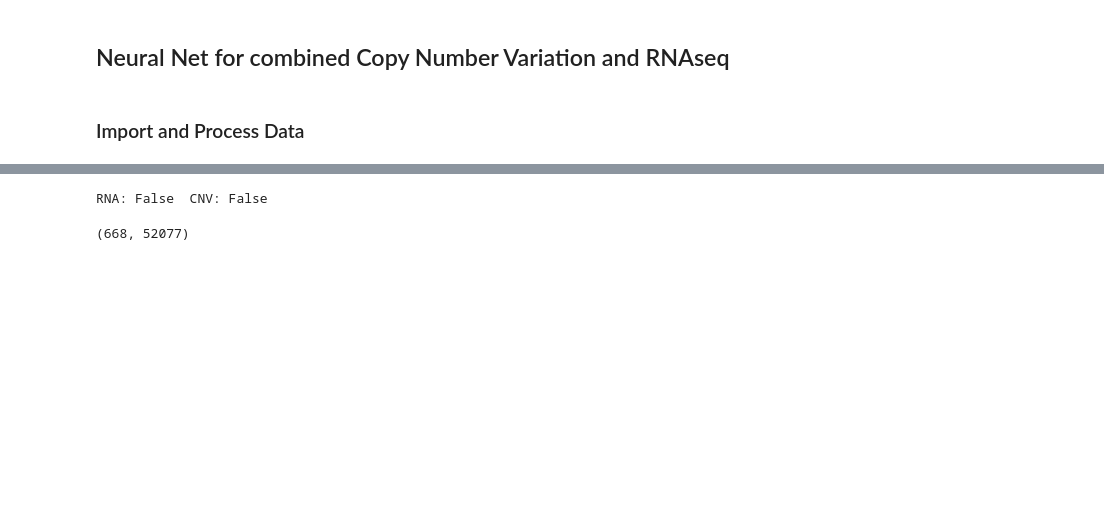
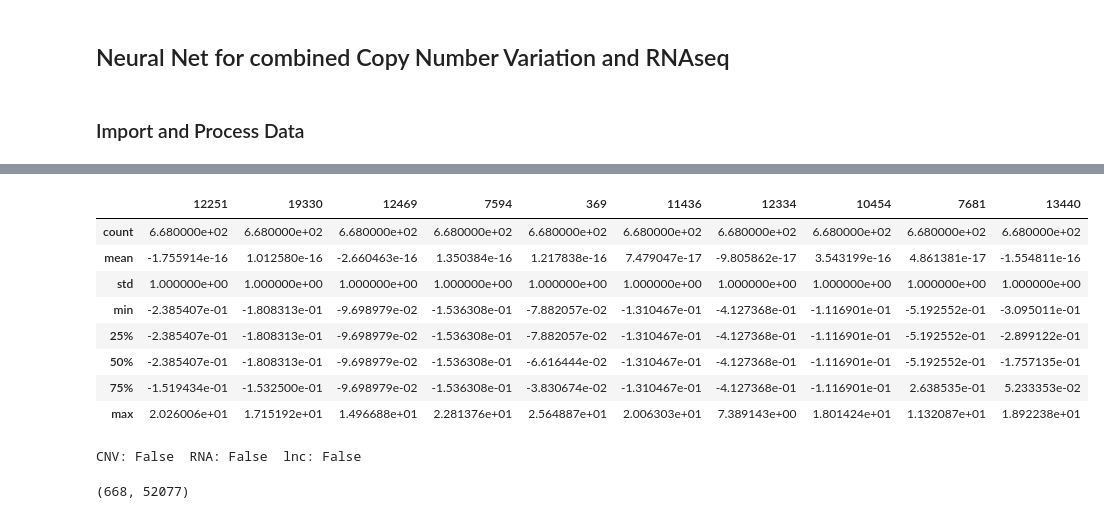
Before and after one commit to quanaibn/CancerDeepLearning, a Jupyter notebook: CancerDeepLearning/Neural_Net.ipynb, the cells around one changed output, grey strips where cells are left out. Saved outputs shown, nothing was run; the diff lists cells and outputs as text; code cells hidden in the pictures; blank space fills up the shorter version.

Commit message:
Added processing from lncRNA data

```diff
--- a/CancerDeepLearning/Neural_Net.ipynb
+++ b/CancerDeepLearning/Neural_Net.ipynb
@@ -45,0 +32,15 @@ False
+# %%
+drop_threshold = 0.5*len(x_cnv.index)
+
+#DropNa from columns with at least 50% NaN
+x_cnv_dropped = x_cnv.dropna(thresh = drop_threshold)
+x_rna_dropped = x_rna.dropna(thresh = drop_threshold)
+x_lnc_dropped = x_lnc.dropna(thresh = drop_threshold)
+
+#Columns dropped
+def print_dropped_columns(df, df_dropped, df_name):
+    print('Dropped {0} Columns from {1}'.format(len(df.columns) - len(df_dropped.columns), df_name))
+
+print_dropped_columns(x_cnv, x_cnv_dropped, 'x_cnv')
+print_dropped_columns(x_rna, x_rna_dropped, 'x_rna')
+print_dropped_columns(x_lnc, x_lnc_dropped, 'x_lnc')
@@ -45,0 +51,11 @@ False
+# %%
+#Impute
+impute_median = SimpleImputer(strategy = 'median')
+x_cnv_imputed = pd.DataFrame(impute_median.fit_transform(x_cnv_dropped))
+x_rna_imputed = pd.DataFrame(impute_median.fit_transform(x_rna_dropped))
+x_lnc_imputed = pd.DataFrame(impute_median.fit_transform(x_lnc_dropped))
+
+#Check for NaN values
+print(np.isnan(x_cnv_imputed).all().any())
+print(np.isnan(x_rna_imputed).all().any())
+print(np.isnan(x_lnc_imputed).all().any())
@@ -54,9 +74,11 @@ RNA: 111  CNV: 0
 # %%
 #Delete columns with all zeros
 x_cnv_nozero = x_cnv_imputed.loc[:, (x_cnv_imputed != 0).any(axis = 0)]
-x_rna_nozero = x_rna.loc[:, (x_rna != 0).any(axis = 0)]
+x_rna_nozero = x_rna_imputed.loc[:, (x_rna_imputed != 0).any(axis = 0)]
+x_lnc_nozero = x_lnc_imputed.loc[:, (x_lnc_imputed != 0).any(axis = 0)]
 
 #Count number of column deletions
-print('RNA:', x_rna.shape[1] - x_rna_nozero.shape[1])
-print('CNV:', x_cnv_imputed.shape[1] - x_cnv_nozero.shape[1])
+print_dropped_columns(x_cnv_imputed, x_cnv_nozero, 'x_cnv_imputed')
+print_dropped_columns(x_rna_imputed, x_rna_nozero, 'x_rna_imputed')
+print_dropped_columns(x_lnc_imputed, x_lnc_nozero, 'x_lnc_imputed')
 # %% [output]
@@ -100,8 +123,21 @@ x_cnv_processed[np.random.choice(x_cnv_processed.columns.values, size = 10, repl
+# %%
+x_lnc_processed[np.random.choice(x_lnc_processed.columns.values, size = 10, replace = False)].describe()
+# %% [output]
+|  | 12251 | 19330 | 12469 | 7594 | 369 | 11436 | 12334 | 10454 | 7681 | 13440 |
+| count | 6.680000e+02 | 6.680000e+02 | 6.680000e+02 | 6.680000e+02 | 6.680000e+02 | 6.680000e+02 | 6.680000e+02 | 6.680000e+02 | 6.680000e+02 | 6.680000e+02 |
+| mean | -1.755914e-16 | 1.012580e-16 | -2.660463e-16 | 1.350384e-16 | 1.217838e-16 | 7.479047e-17 | -9.805862e-17 | 3.543199e-16 | 4.861381e-17 | -1.554811e-16 |
+| std | 1.000000e+00 | 1.000000e+00 | 1.000000e+00 | 1.000000e+00 | 1.000000e+00 | 1.000000e+00 | 1.000000e+00 | 1.000000e+00 | 1.000000e+00 | 1.000000e+00 |
+| min | -2.385407e-01 | -1.808313e-01 | -9.698979e-02 | -1.536308e-01 | -7.882057e-02 | -1.310467e-01 | -4.127368e-01 | -1.116901e-01 | -5.192552e-01 | -3.095011e-01 |
+| 25% | -2.385407e-01 | -1.808313e-01 | -9.698979e-02 | -1.536308e-01 | -7.882057e-02 | -1.310467e-01 | -4.127368e-01 | -1.116901e-01 | -5.192552e-01 | -2.899122e-01 |
+| 50% | -2.385407e-01 | -1.808313e-01 | -9.698979e-02 | -1.536308e-01 | -6.616444e-02 | -1.310467e-01 | -4.127368e-01 | -1.116901e-01 | -5.192552e-01 | -1.757135e-01 |
+| 75% | -1.519434e-01 | -1.532500e-01 | -9.698979e-02 | -1.536308e-01 | -3.830674e-02 | -1.310467e-01 | -4.127368e-01 | -1.116901e-01 | 2.638535e-01 | 5.233353e-02 |
+| max | 2.026006e+01 | 1.715192e+01 | 1.496688e+01 | 2.281376e+01 | 2.564887e+01 | 2.006303e+01 | 7.389143e+00 | 1.801424e+01 | 1.132087e+01 | 1.892238e+01 |
 # %%
 #Check for NaN values
-print('RNA: {0}  CNV: {1}'.format(x_rna_processed.isnull().any().any(), x_cnv_processed.isnull().any().any()))
+print('CNV: {0}  RNA: {1}  lnc: {2}'.format(
+    x_cnv_processed.isnull().any().any(), x_rna_processed.isnull().any().any(), x_lnc_processed.isnull().any().any()))
 # %% [output]
-RNA: False  CNV: False
+CNV: False  RNA: False  lnc: False
 # %%
 #Combine CNV and RNA data
 x_combined = pd.concat([x_cnv_processed.reset_index(drop = True), x_rna_processed.reset_index(drop = True)] , axis = 1)
```
Also changed, not shown: parts of 18 cells of this notebook.
